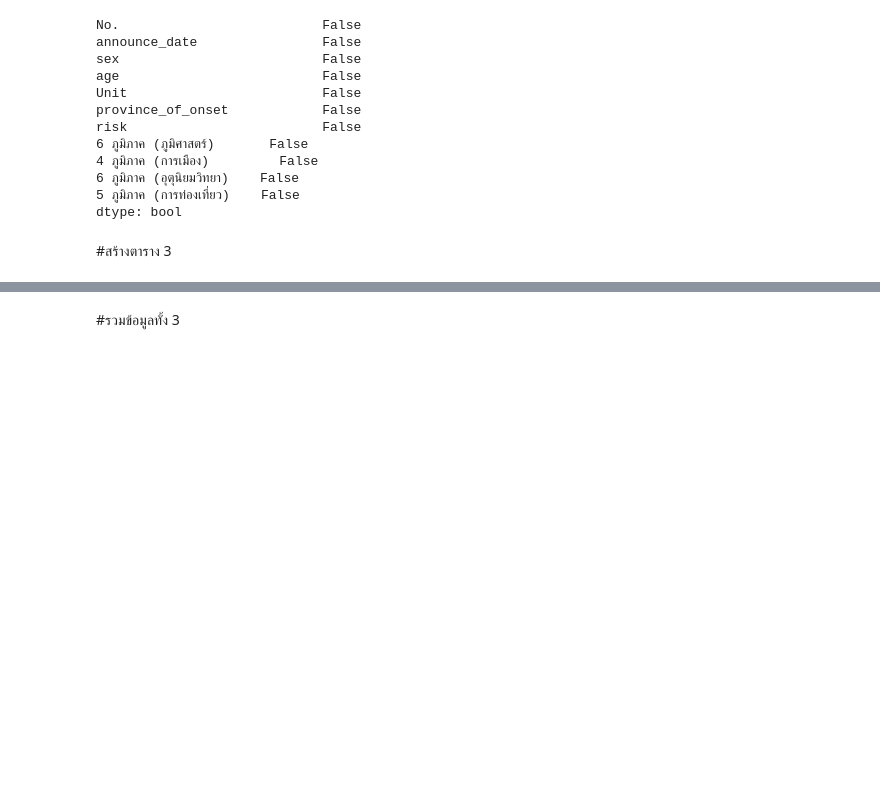
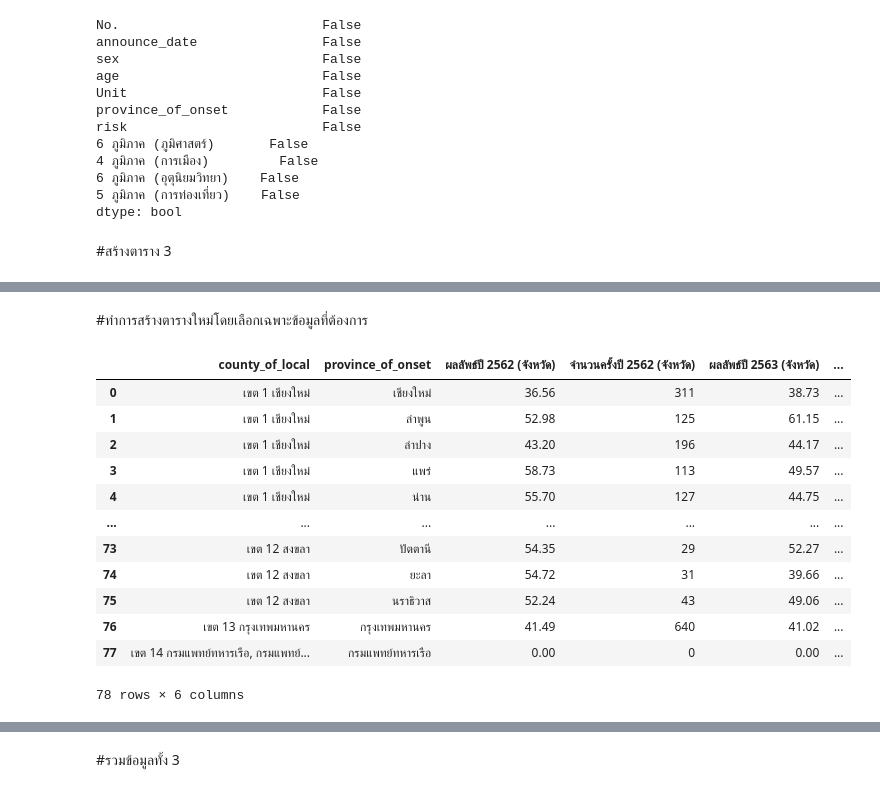
Before and after one commit to sitthatkaja/data_viz_2022, a Jupyter notebook: Project_Group.ipynb, the cells around one changed output, grey strips where cells are left out. Drawn from its saved outputs; the diff is of its cells as text; code cells hidden in the pictures; blank space fills up the shorter version.

```diff
--- a/Project_Group.ipynb
+++ b/Project_Group.ipynb
@@ -453 +470,3 @@ data_b
+# %% [markdown]
+#ทำการสร้างตารางใหม่โดยเลือกเฉพาะข้อมูลที่ต้องการ
 # %%
@@ -455,3 +474,19 @@ data_a = data_b[['county_of_local','province_of_onset','ผลลัพธ์ป
+# %%
+data_2563
+# %% [output]
+|  | county_of_local | province_of_onset | ผลลัพธ์ปี 2562 (จังหวัด) | จำนวนครั้งปี 2562 (จังหวัด) | ผลลัพธ์ปี 2563 (จังหวัด) | ... |
+| 0 | เขต 1 เชียงใหม่ | เชียงใหม่ | 36.56 | 311 | 38.73 | ... |
+| 1 | เขต 1 เชียงใหม่ | ลำพูน | 52.98 | 125 | 61.15 | ... |
+| 2 | เขต 1 เชียงใหม่ | ลำปาง | 43.20 | 196 | 44.17 | ... |
+| 3 | เขต 1 เชียงใหม่ | แพร่ | 58.73 | 113 | 49.57 | ... |
+| 4 | เขต 1 เชียงใหม่ | น่าน | 55.70 | 127 | 44.75 | ... |
+| ... | ... | ... | ... | ... | ... | ... |
+| 73 | เขต 12 สงขลา | ปัตตานี | 54.35 | 29 | 52.27 | ... |
+| 74 | เขต 12 สงขลา | ยะลา | 54.72 | 31 | 39.66 | ... |
+| 75 | เขต 12 สงขลา | นราธิวาส | 52.24 | 43 | 49.06 | ... |
+| 76 | เขต 13 กรุงเทพมหานคร | กรุงเทพมหานคร | 41.49 | 640 | 41.02 | ... |
+| 77 | เขต 14 กรมแพทย์ทหารเรือ, กรมแพทย์... | กรมแพทย์ทหารเรือ | 0.00 | 0 | 0.00 | ... |
+78 rows × 6 columns
 # %%
 data_a.isnull().any()
 # %% [output]
```
Also changed, not shown: parts of 18 cells of this notebook.
